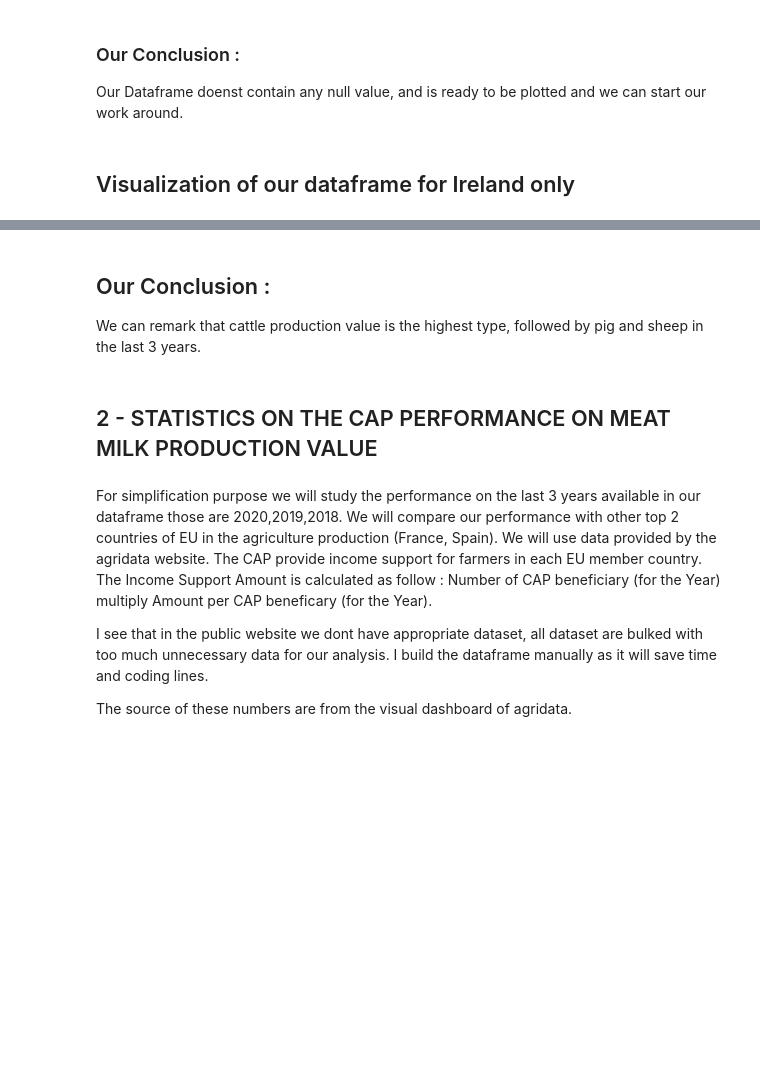
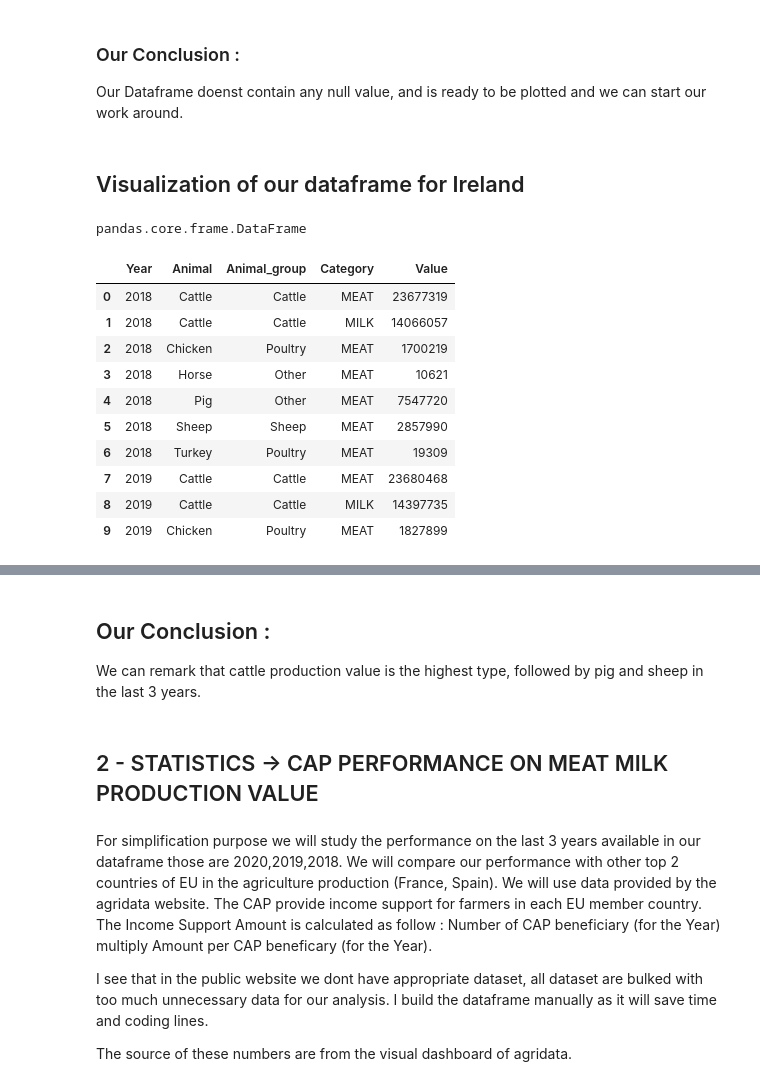
Before and after one commit to sba22303/CA2, a Jupyter notebook: CA2.ipynb, the cells around one changed output, grey strips where cells are left out. Drawn from its saved outputs; the diff is of its cells as text; code cells hidden in the pictures; blank space fills up the shorter version.

```diff
--- a/CA2.ipynb
+++ b/CA2.ipynb
@@ -369,8 +369,30 @@ meat_milk_df.shape
 # %% [markdown]
 ### Our Conclusion :
 Our Dataframe doenst contain any null value, and is ready to be plotted and we can start our work around.
-# %% [markdown]
-## Visualization of our dataframe for Ireland only
+# %% [markdown]
+## Visualization of our dataframe for Ireland
+# %%
+#Filtering for Ireland only
+ir_mm_df = meat_milk_df.loc[meat_milk_df['Area']=='Ireland']
+ir_mm_df = ir_mm_df.groupby(['Year','Animal', 'Animal_group', 'Category'], as_index=False)[['Value']].sum()
+# %%
+type(meat_milk_df)
+# %% [output]
+pandas.core.frame.DataFrame
+# %%
+ir_mm_df.head(10)
+# %% [output]
+|  | Year | Animal | Animal_group | Category | Value |
+| 0 | 2018 | Cattle | Cattle | MEAT | 23677319 |
+| 1 | 2018 | Cattle | Cattle | MILK | 14066057 |
+| 2 | 2018 | Chicken | Poultry | MEAT | 1700219 |
+| 3 | 2018 | Horse | Other | MEAT | 10621 |
+| 4 | 2018 | Pig | Other | MEAT | 7547720 |
+| 5 | 2018 | Sheep | Sheep | MEAT | 2857990 |
+| 6 | 2018 | Turkey | Poultry | MEAT | 19309 |
+| 7 | 2019 | Cattle | Cattle | MEAT | 23680468 |
+| 8 | 2019 | Cattle | Cattle | MILK | 14397735 |
+| 9 | 2019 | Chicken | Poultry | MEAT | 1827899 |
 # %%
 # Import interactive Altair library
 import altair as alt
@@ -407,7 +435,7 @@ alt.Chart(ir_prod).mark_point(filled=True).encode(
 ## Our Conclusion :
 We can remark that cattle production value is the highest type, followed by pig and sheep in the last 3 years.
 # %% [markdown]
-## 2 - STATISTICS ON THE CAP PERFORMANCE ON MEAT MILK PRODUCTION VALUE
+## 2 - STATISTICS -> CAP PERFORMANCE ON MEAT MILK PRODUCTION VALUE
 # %% [markdown]
 For simplification purpose we will study the performance on the last 3 years available in our dataframe those are 2020,2019,2018. We will compare our performance with other top 2 countries of EU in the agriculture production (France, Spain). We will use data provided by the agridata website. The CAP provide income support for farmers in each EU member country. The Income Support Amount is calculated as follow :
 Number of CAP beneficiary (for the Year) multiply Amount per CAP beneficary (for the Year).
```
Also changed, not shown: parts of 38 cells of this notebook.
